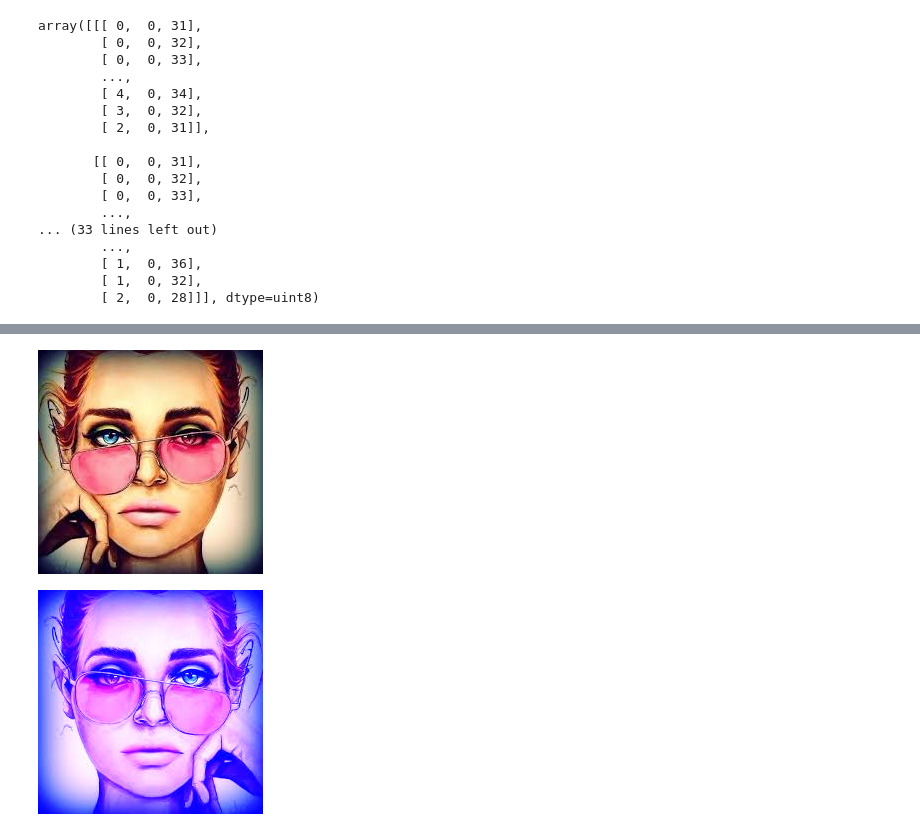
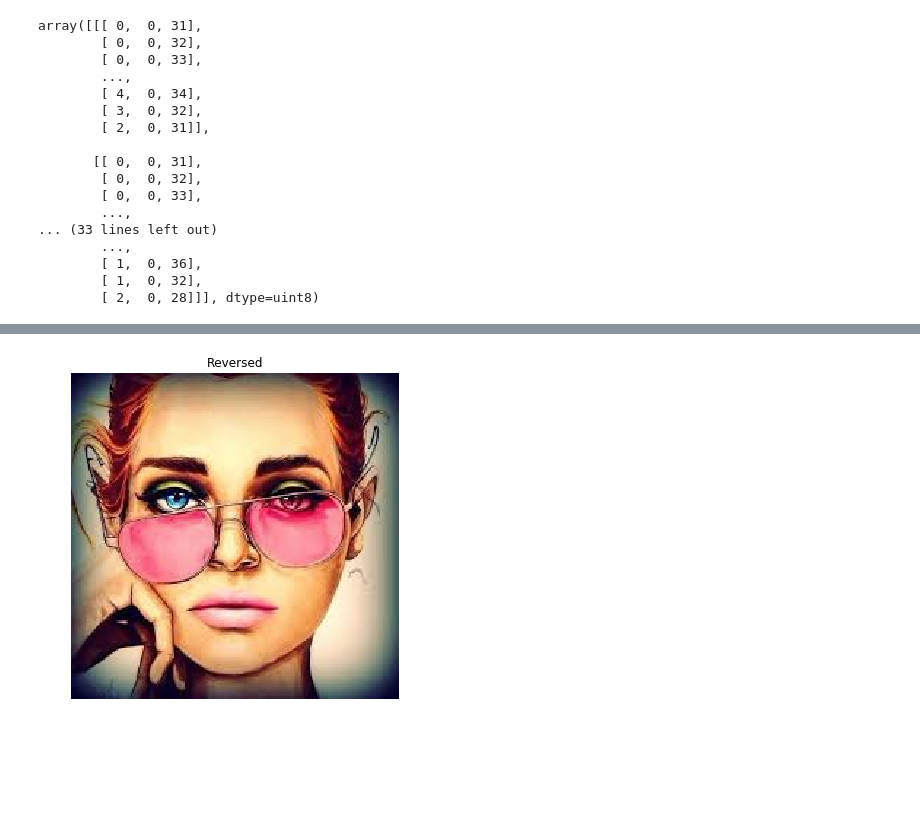
Before and after one commit to myDiamondsDancing/Python-tricks, a Jupyter notebook: Visual_effects.ipynb, the cells around one changed output, grey strips where cells are left out. Cells and saved outputs as stored; diff of their text form; code cells hidden in the pictures; blank space fills up the shorter version.

```diff
--- a/Visual_effects.ipynb
+++ b/Visual_effects.ipynb
@@ -62,12 +60,9 @@ Image.fromarray(img)
 # %%
 def reverse(img):
     return np.fliplr(img)
-# %%
-img = Image.open(r'D:\woman.jpg')
-img = np.array(img)
-
-Image.fromarray(reverse(img))
-# %% [output]
-[figure, removed]
+# %%
+show(reverse(img), 'Reversed')
+# %% [output]
+[figure, added]
 # %%
 def blue(img):
@@ -81,5 +71 @@ def blue(img):
     return arr
-# %%
-Image.fromarray(blue(img))
-# %% [output]
-[figure, removed]
```
Also changed, not shown: parts of 14 cells of this notebook.
